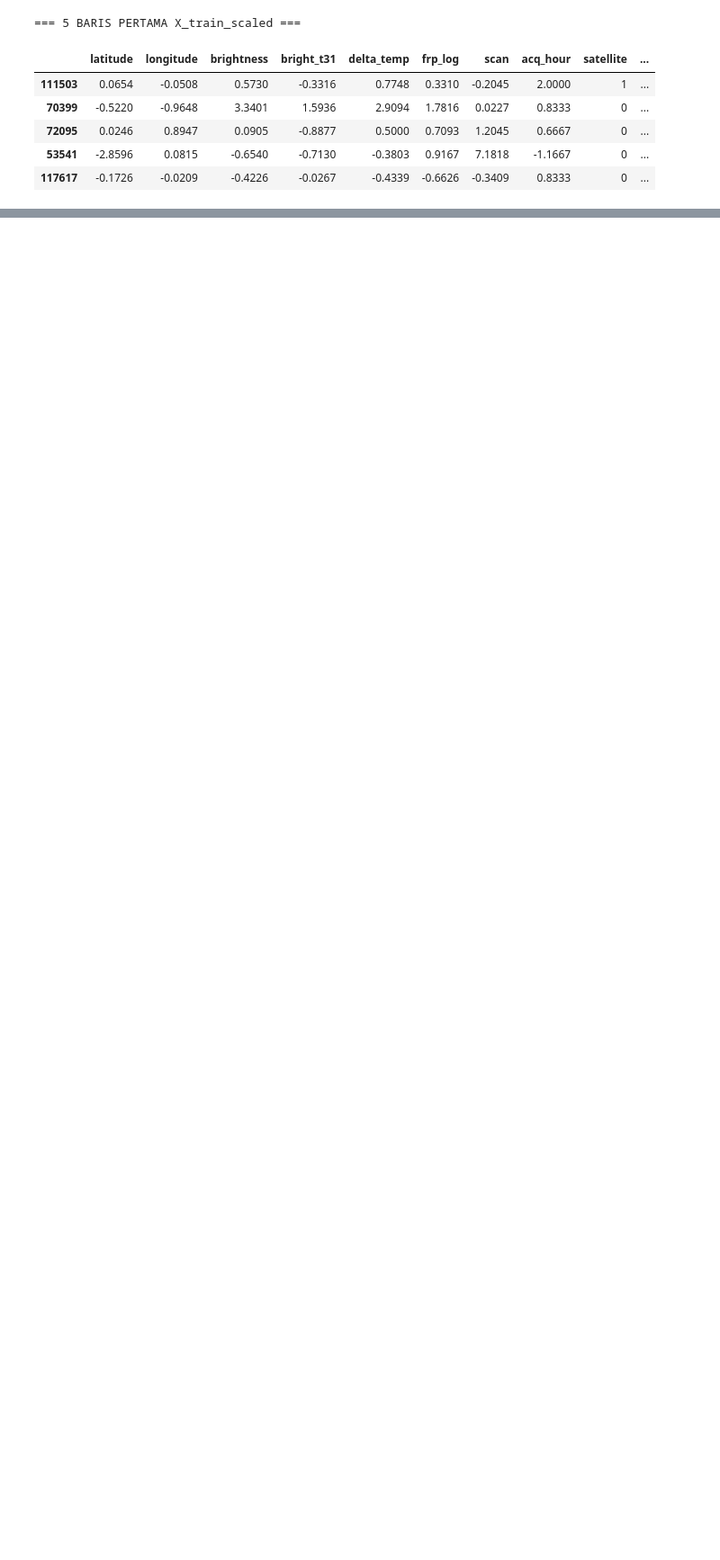
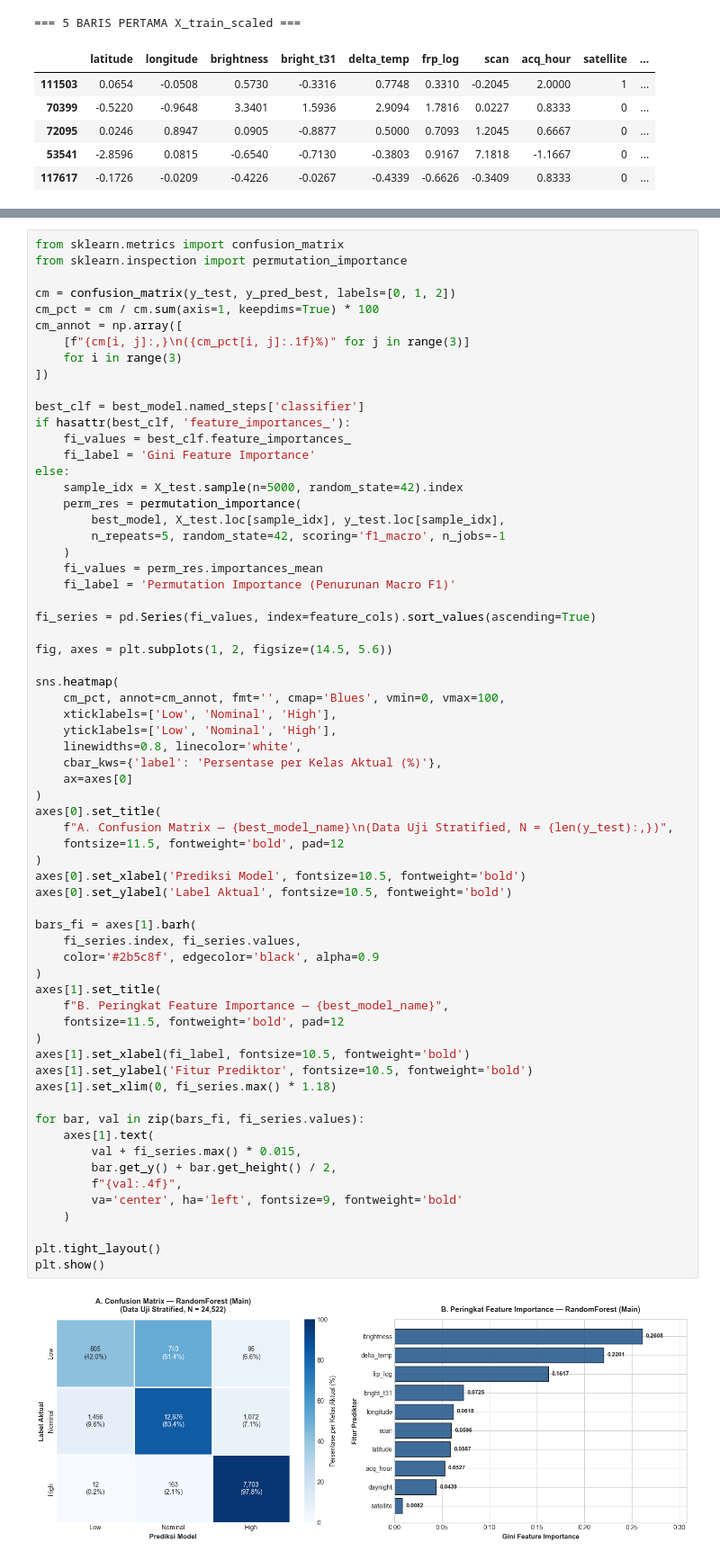
Before and after one commit to Indranaufalf/6_DataScience_IF-A, a Jupyter notebook: Laporan_UTS_EDA_Hotspot_NASA_FIRMS_2026.ipynb, the cells around one changed output, grey strips where cells are left out. Shown at 90% size. Saved outputs shown, nothing was run; the diff lists cells and outputs as text; blank space fills up the shorter version.

Commit message:
Lengkapi pipeline CRISP-DM hingga Modeling, Evaluation, dan Deployment

```diff
--- a/Laporan_UTS_EDA_Hotspot_NASA_FIRMS_2026.ipynb
+++ b/Laporan_UTS_EDA_Hotspot_NASA_FIRMS_2026.ipynb
@@ -994,0 +1135,67 @@ display(X_train_scaled.head())
+# %%
+from sklearn.metrics import confusion_matrix
+from sklearn.inspection import permutation_importance
+
+cm = confusion_matrix(y_test, y_pred_best, labels=[0, 1, 2])
+cm_pct = cm / cm.sum(axis=1, keepdims=True) * 100
+cm_annot = np.array([
+    [f"{cm[i, j]:,}\n({cm_pct[i, j]:.1f}%)" for j in range(3)]
+    for i in range(3)
+])
+
+best_clf = best_model.named_steps['classifier']
+if hasattr(best_clf, 'feature_importances_'):
+    fi_values = best_clf.feature_importances_
+    fi_label = 'Gini Feature Importance'
+else:
+    sample_idx = X_test.sample(n=5000, random_state=42).index
+    perm_res = permutation_importance(
+        best_model, X_test.loc[sample_idx], y_test.loc[sample_idx],
+        n_repeats=5, random_state=42, scoring='f1_macro', n_jobs=-1
+    )
+    fi_values = perm_res.importances_mean
+    fi_label = 'Permutation Importance (Penurunan Macro F1)'
+
+fi_series = pd.Series(fi_values, index=feature_cols).sort_values(ascending=True)
+
+fig, axes = plt.subplots(1, 2, figsize=(14.5, 5.6))
+
+sns.heatmap(
+    cm_pct, annot=cm_annot, fmt='', cmap='Blues', vmin=0, vmax=100,
+    xticklabels=['Low', 'Nominal', 'High'],
+    yticklabels=['Low', 'Nominal', 'High'],
+    linewidths=0.8, linecolor='white',
+    cbar_kws={'label': 'Persentase per Kelas Aktual (%)'},
+    ax=axes[0]
+)
+axes[0].set_title(
+    f"A. Confusion Matrix — {best_model_name}\n(Data Uji Stratified, N = {len(y_test):,})",
+    fontsize=11.5, fontweight='bold', pad=12
+)
+axes[0].set_xlabel('Prediksi Model', fontsize=10.5, fontweight='bold')
+axes[0].set_ylabel('Label Aktual', fontsize=10.5, fontweight='bold')
+
+bars_fi = axes[1].barh(
+    fi_series.index, fi_series.values,
+    color='#2b5c8f', edgecolor='black', alpha=0.9
+)
+axes[1].set_title(
+    f"B. Peringkat Feature Importance — {best_model_name}",
+    fontsize=11.5, fontweight='bold', pad=12
+)
+axes[1].set_xlabel(fi_label, fontsize=10.5, fontweight='bold')
+axes[1].set_ylabel('Fitur Prediktor', fontsize=10.5, fontweight='bold')
+axes[1].set_xlim(0, fi_series.max() * 1.18)
+
+for bar, val in zip(bars_fi, fi_series.values):
+    axes[1].text(
+        val + fi_series.max() * 0.015,
+        bar.get_y() + bar.get_height() / 2,
+        f"{val:.4f}",
+        va='center', ha='left', fontsize=9, fontweight='bold'
+    )
+
+plt.tight_layout()
+plt.show()
+# %% [output]
+[figure, added]
```
Also changed, not shown: parts of 51 cells of this notebook, 2 other files.
